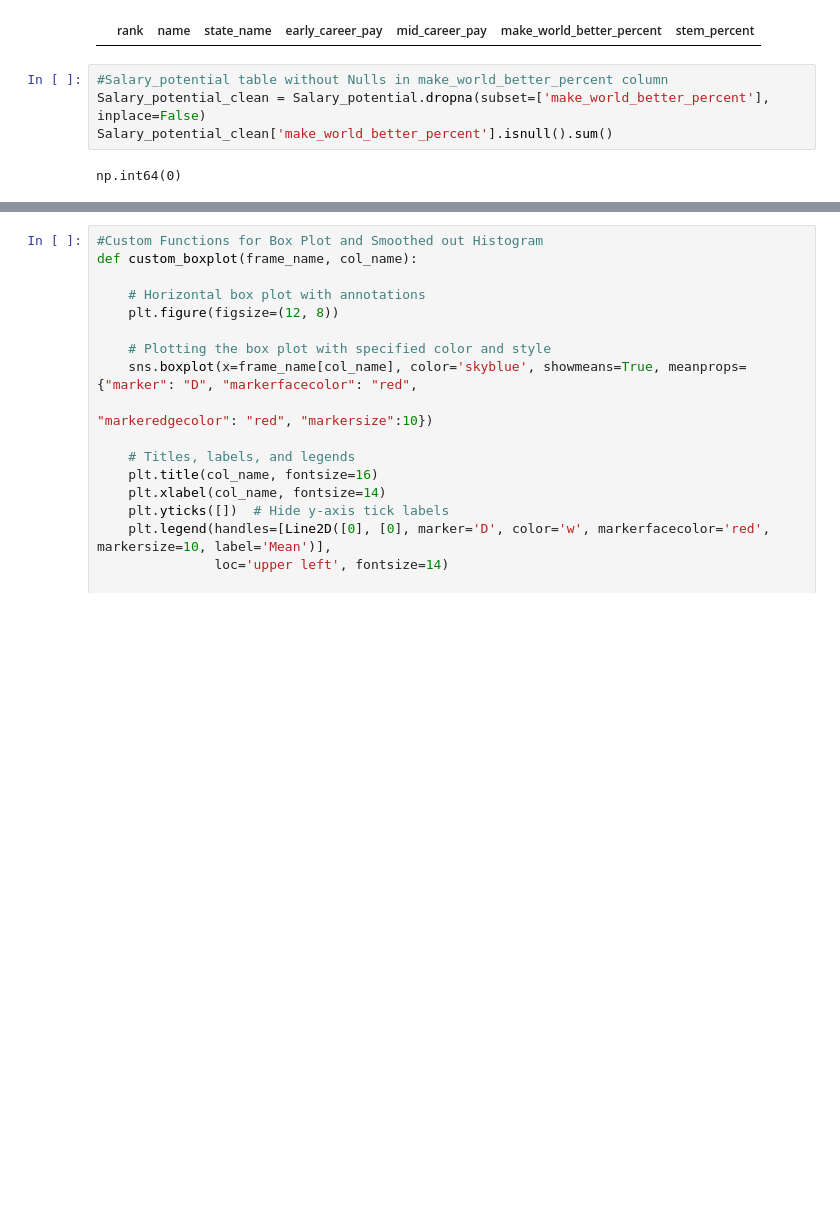
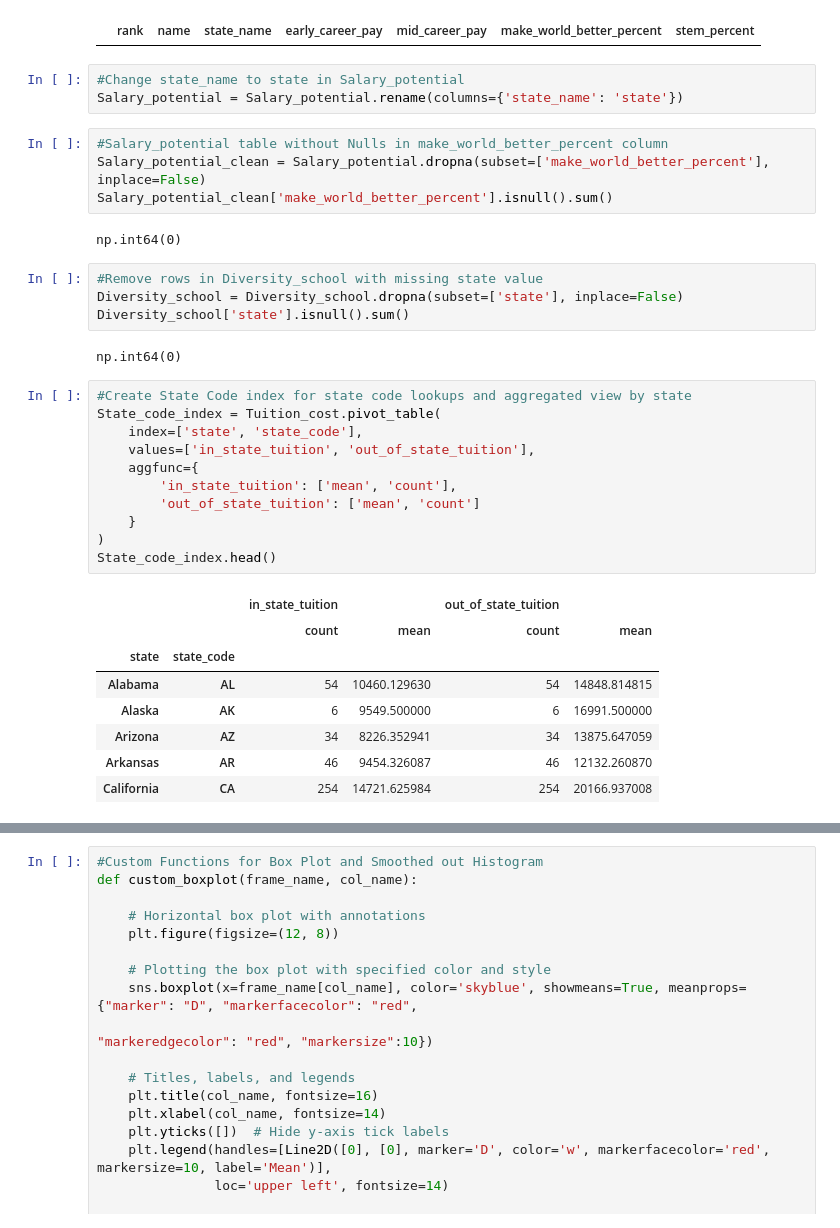
Before and after one commit to edwardweldon100/Python-Data-Analysis-Project, a Jupyter notebook: Python Project- College Tuition & Pay.ipynb, the cells around one changed output, grey strips where cells are left out. Cells and saved outputs as stored; diff of their text form; blank space fills up the shorter version.

```diff
--- a/Python Project- College Tuition & Pay.ipynb
+++ b/Python Project- College Tuition & Pay.ipynb
@@ -215,9 +191,38 @@ Salary_potential = Salary_potential.drop_duplicates(subset='name', keep='first')
 Salary_potential[Salary_potential.duplicated(subset='name', keep = False)].sort_values('name', ascending=True)
 # %% [output]
 |  | rank | name | state_name | early_career_pay | mid_career_pay | make_world_better_percent | stem_percent |
+# %%
+#Change state_name to state in Salary_potential
+Salary_potential = Salary_potential.rename(columns={'state_name': 'state'})
 # %%
 #Salary_potential table without Nulls in make_world_better_percent column
 Salary_potential_clean = Salary_potential.dropna(subset=['make_world_better_percent'], inplace=False)
 Salary_potential_clean['make_world_better_percent'].isnull().sum()
 # %% [output]
 np.int64(0)
+# %%
+#Remove rows in Diversity_school with missing state value
+Diversity_school = Diversity_school.dropna(subset=['state'], inplace=False)
+Diversity_school['state'].isnull().sum()
+# %% [output]
+np.int64(0)
+# %%
+#Create State Code index for state code lookups and aggregated view by state
+State_code_index = Tuition_cost.pivot_table(
+    index=['state', 'state_code'],
+    values=['in_state_tuition', 'out_of_state_tuition'],
+    aggfunc={
+        'in_state_tuition': ['mean', 'count'],
+        'out_of_state_tuition': ['mean', 'count']
+    }
+)
+State_code_index.head()
+# %% [output]
+|  |  | in_state_tuition |  | out_of_state_tuition |  |
+|  |  | count | mean | count | mean |
+| state | state_code |  |  |  |  |
+| Alabama | AL | 54 | 10460.129630 | 54 | 14848.814815 |
+| Alaska | AK | 6 | 9549.500000 | 6 | 16991.500000 |
+| Arizona | AZ | 34 | 8226.352941 | 34 | 13875.647059 |
+| Arkansas | AR | 46 | 9454.326087 | 46 | 12132.260870 |
+| California | CA | 254 | 14721.625984 | 254 | 20166.937008 |
```
Also changed, not shown: parts of 17 cells of this notebook.
